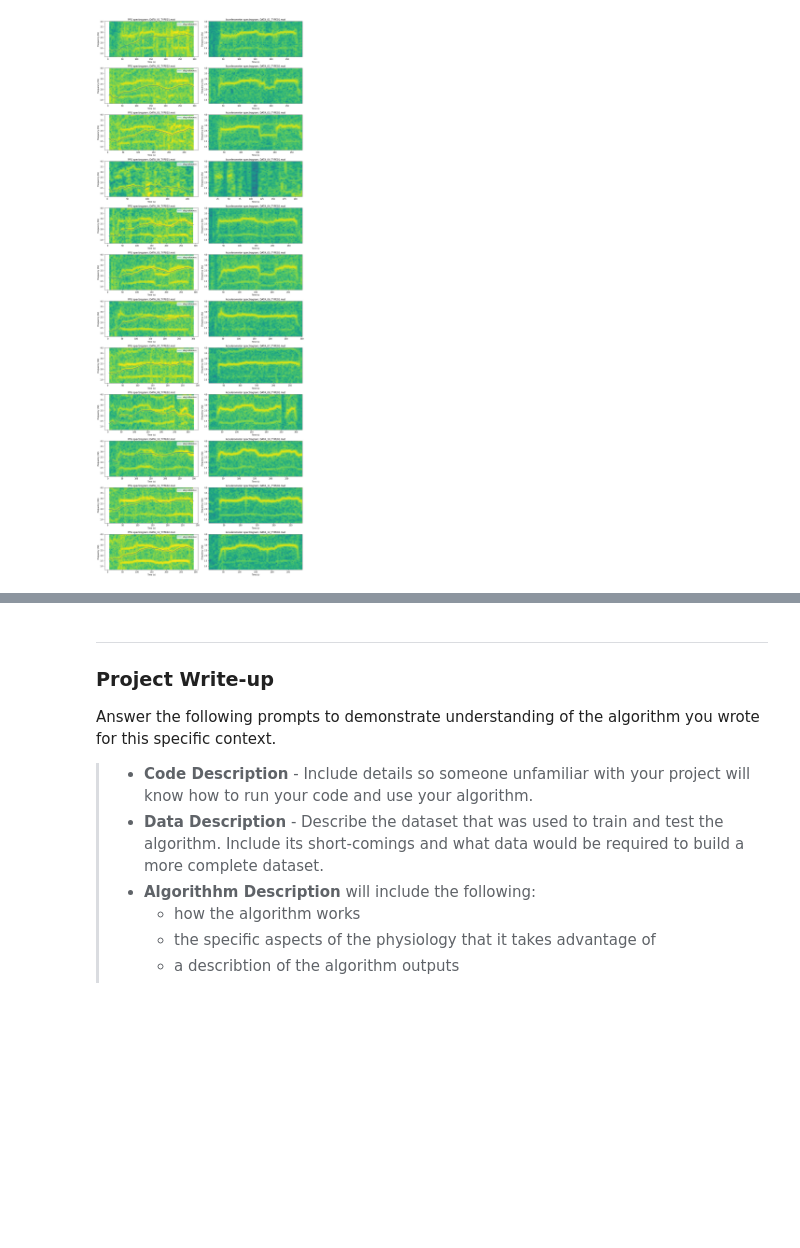
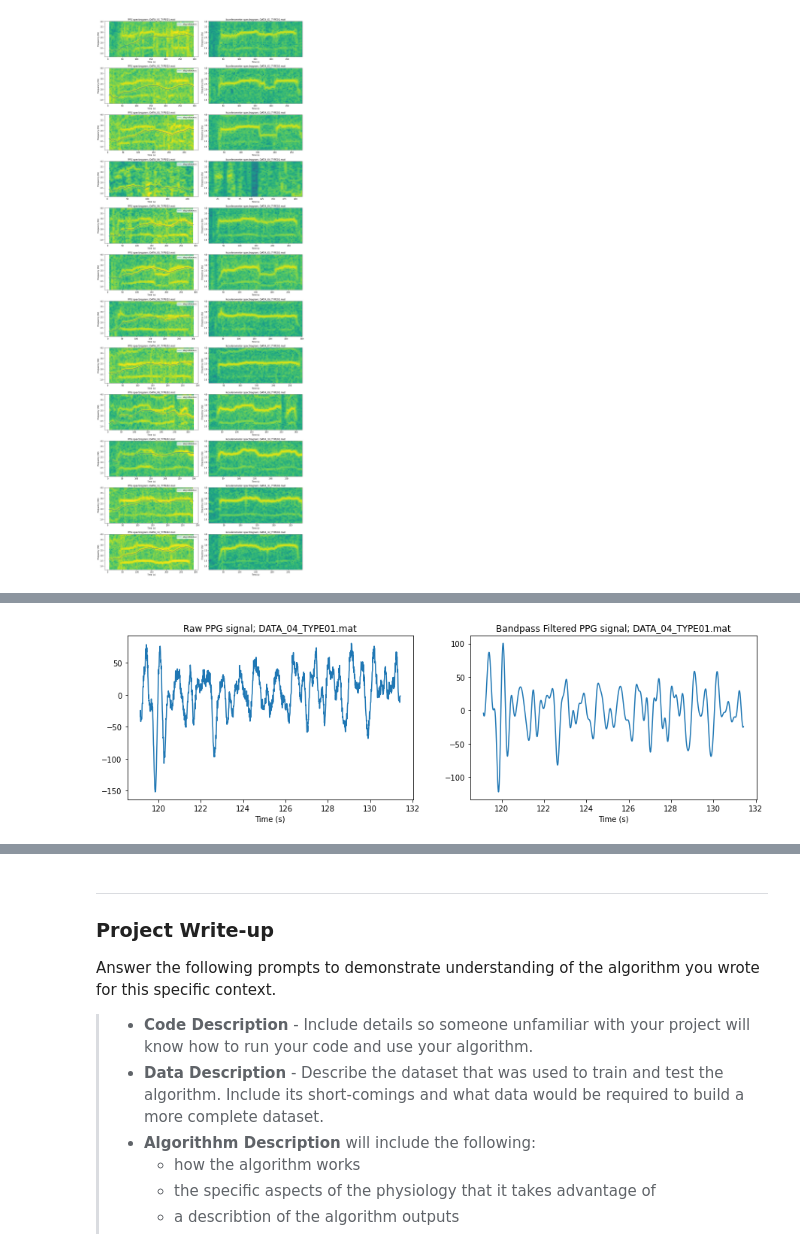
Before and after one commit to ebrahimebrahim/udacity-aihc-04-pulse-rate-ppg, a Jupyter notebook: part_1/pulse_rate_starter.ipynb, the cells around one changed output, grey strips where cells are left out. Cells and saved outputs as stored; diff of their text form; code cells hidden in the pictures; blank space fills up the shorter version.

Commit message:
add fft peak exploration cell

```diff
--- a/part_1/pulse_rate_starter.ipynb
+++ b/part_1/pulse_rate_starter.ipynb
@@ -33,11 +33,17 @@ import matplotlib.pyplot as plt
 
 # -------------------- Globals ---------------------------
 
-FS = 125 # all signals were sampled at 125 Hz
+# all signals were sampled at 125 Hz
+FS = 125
+
+# the number of samples in each window that will get used to compute a heartrate
+WIN_SAMPLES = 1536
 
 # min and max beats per second for heatrate
 # (this is used for the bandpass filter)
 min_bps, max_bps = 40/60, 240/60
+
+
 
 # --------------------------------------------------------
 
@@ -146,13 +152,14 @@ def Evaluate():
     confs = np.hstack(confs)
     return AggregateErrorMetric(errs, confs)
 
-def BandpassFilter(signal, pass_band, fs):
+def BandpassFilter(signal, pass_band=(min_bps, max_bps), fs=FS):
     """
     Bandpass filter a signal; this is copied from the exploration notebooks.
 
     Args:
         signal: a numpy array of the signal
         pass_band: array_like; a length-2 sequence giving the critical frequencies
+        fs: sample rate
 
     Returns:
         Bandpass filtered signal (still in time domain, or whatever was the original domain)
@@ -192,0 +181,5 @@ for data_fl, ref_fl in zip(data_fls, ref_fls):
+# %%
+data_fls, ref_fls = LoadTroikaDataset()
+
+# The duration in minutes for each subject
+[LoadTroikaDataFile(data_fl).shape[1] / FS / 60. for data_fl in data_fls]
@@ -272,0 +228,20 @@ for data_fl, ref_fl in zip(data_fls, ref_fls):
+# %%
+# plot random chunk of data, view unfiltered and filtered
+# run this cell many times to explore
+
+data_fl = data_fls[np.random.randint(0,len(data_fls))]
+ppg, accx, accy, accz, ts = LoadTroikaDataFile(data_fl)
+ppg_filtered = BandpassFilter(ppg)
+i = np.random.randint(0,len(ts)-WIN_SAMPLES)
+j = i + WIN_SAMPLES
+fig, axs = plt.subplots(1,2,figsize=(15,4))
+ax1,ax2=axs
+ax1.plot(ts[i:j], ppg[i:j])
+ax1.set_title('Raw PPG signal; '+data_fl.split('/')[-1])
+ax1.set_xlabel('Time (s)')
+ax2.plot(ts[i:j], ppg_filtered[i:j])
+ax2.set_title('Bandpass Filtered PPG signal; '+data_fl.split('/')[-1])
+ax2.set_xlabel('Time (s)')
+plt.show()
+# %% [output]
+[figure, added]
```
Also changed, not shown: parts of 6 cells of this notebook.
